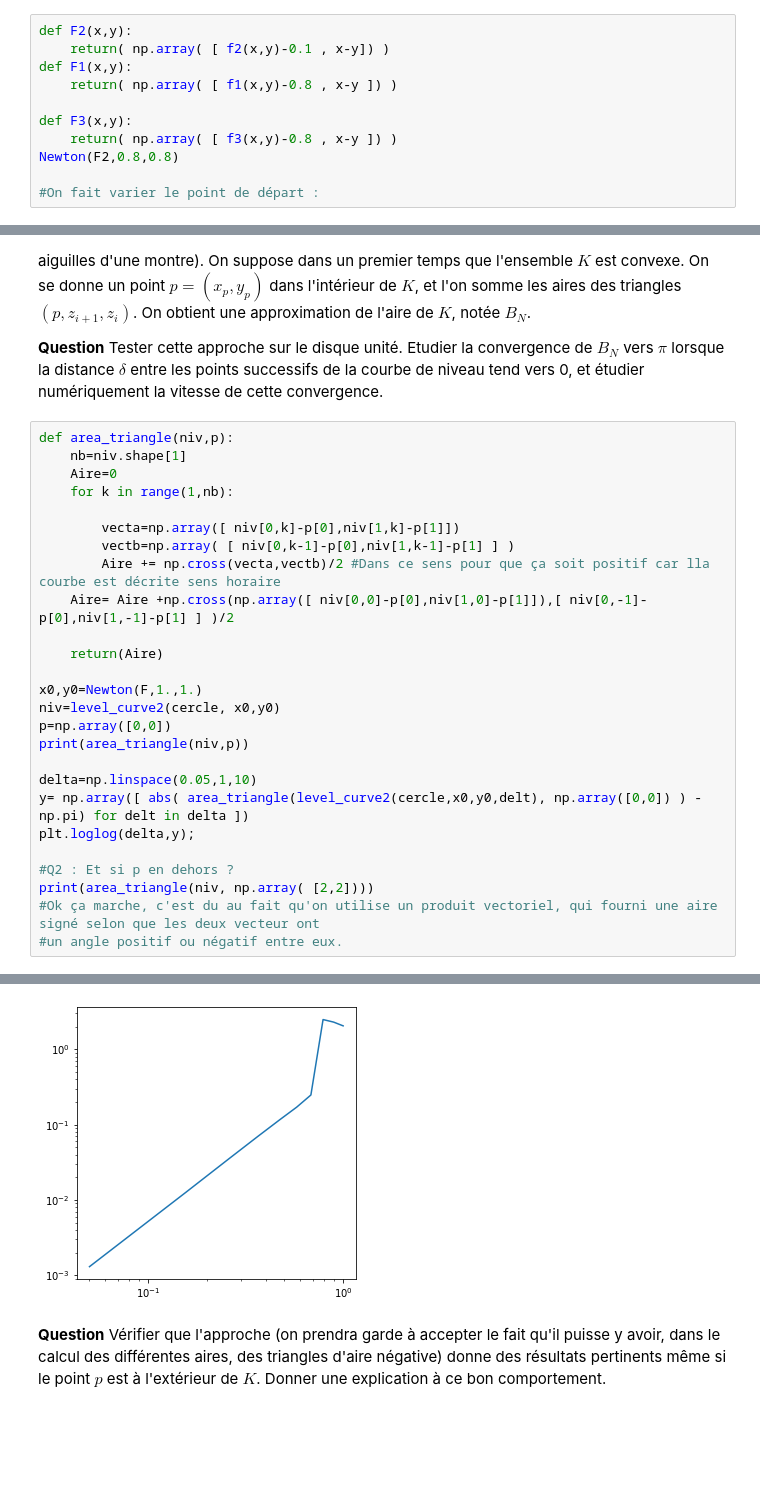
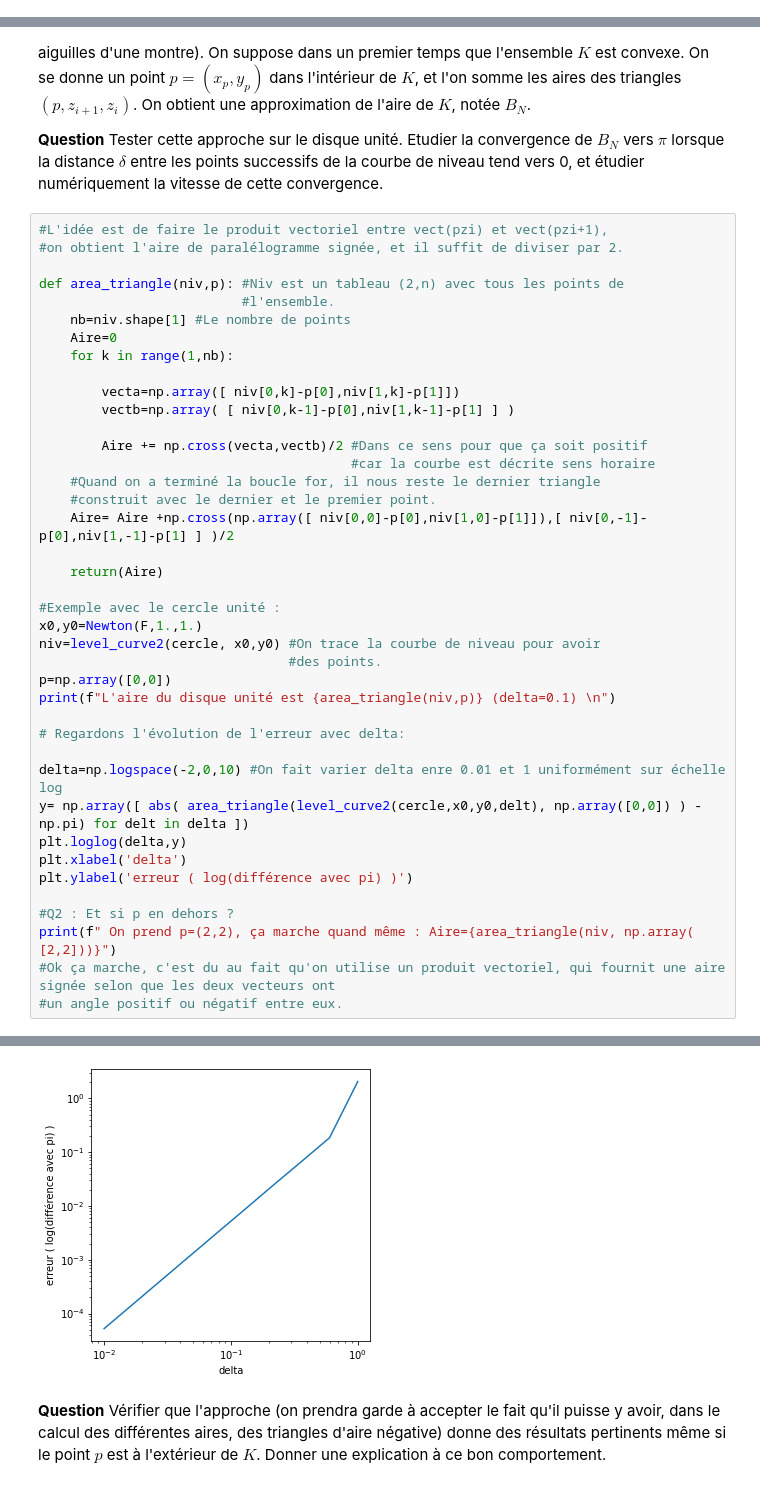
Before and after one commit to EliottBarbier/projet-maths, a Jupyter notebook: Projet numérique - Calcul différentiel.ipynb, the cells around one changed output, grey strips where cells are left out. Saved outputs shown, nothing was run; the diff lists cells and outputs as text; blank space fills up the shorter version.

```diff
--- a/Projet numérique - Calcul différentiel.ipynb
+++ b/Projet numérique - Calcul différentiel.ipynb
@@ -195,14 +197,3 @@ def Newton(F, x0, y0, eps=eps, N=N):
     raise ValueError(f"no convergence in {N} steps.")
 # %% [markdown]
 **Question** Tester votre implémentation de la fonction `Newton` ! On suggère par exemple de l'utiliser pour chercher un point $(x, y)$ de la ligne de niveau $0.8$ de $f_1$ (cf. Exemples de référence) qui vérifie en outre $x = y$ en utilisant le point $(0.8, 0.8)$. Puis de faire varier le point de référence, la contrainte supplémentaire, etc. et de représenter graphiquement les résultats.
-# %%
-def F2(x,y):
-    return( np.array( [ f2(x,y)-0.1 , x-y]) )
-def F1(x,y):
-    return( np.array( [ f1(x,y)-0.8 , x-y ]) )
-
-def F3(x,y):
-    return( np.array( [ f3(x,y)-0.8 , x-y ]) )
-Newton(F2,0.8,0.8)
-
-#On fait varier le point de départ :
@@ -451,29 +610,43 @@ On obtient une approximation de l'aire de $K$, notée $B_N$.
 
 **Question** Tester cette approche sur le disque unité. Etudier la convergence de $B_N$ vers $\pi$ lorsque la distance $\delta$ entre les points successifs de la courbe de niveau tend vers 0, et étudier numériquement la vitesse de cette convergence.
 # %%
-def area_triangle(niv,p):
-    nb=niv.shape[1]
+#L'idée est de faire le produit vectoriel entre vect(pzi) et vect(pzi+1),
+#on obtient l'aire de paralélogramme signée, et il suffit de diviser par 2.
+
+def area_triangle(niv,p): #Niv est un tableau (2,n) avec tous les points de
+                          #l'ensemble.
+    nb=niv.shape[1] #Le nombre de points
     Aire=0
     for k in range(1,nb):
 
         vecta=np.array([ niv[0,k]-p[0],niv[1,k]-p[1]])
         vectb=np.array( [ niv[0,k-1]-p[0],niv[1,k-1]-p[1] ] )
-        Aire += np.cross(vecta,vectb)/2 #Dans ce sens pour que ça soit positif car lla courbe est décrite sens horaire
+
+        Aire += np.cross(vecta,vectb)/2 #Dans ce sens pour que ça soit positif
+                                        #car la courbe est décrite sens horaire
+    #Quand on a terminé la boucle for, il nous reste le dernier triangle
+    #construit avec le dernier et le premier point.
     Aire= Aire +np.cross(np.array([ niv[0,0]-p[0],niv[1,0]-p[1]]),[ niv[0,-1]-p[0],niv[1,-1]-p[1] ] )/2
 
     return(Aire)
 
+#Exemple avec le cercle unité :
 x0,y0=Newton(F,1.,1.)
-niv=level_curve2(cercle, x0,y0)
+niv=level_curve2(cercle, x0,y0) #On trace la courbe de niveau pour avoir
+                                #des points.
 p=np.array([0,0])
-print(area_triangle(niv,p))
+print(f"L'aire du disque unité est {area_triangle(niv,p)} (delta=0.1) \n")
 
-delta=np.linspace(0.05,1,10)
+# Regardons l'évolution de l'erreur avec delta:
+
+delta=np.logspace(-2,0,10) #On fait varier delta enre 0.01 et 1 uniformément sur échelle log
 y= np.array([ abs( area_triangle(level_curve2(cercle,x0,y0,delt), np.array([0,0]) ) -np.pi) for delt in delta ])
-plt.loglog(delta,y);
+plt.loglog(delta,y)
+plt.xlabel('delta')
+plt.ylabel('erreur ( log(différence avec pi) )')
 
 #Q2 : Et si p en dehors ?
-print(area_triangle(niv, np.array( [2,2])))
-#Ok ça marche, c'est du au fait qu'on utilise un produit vectoriel, qui fourni une aire signé selon que les deux vecteur ont
+print(f" On prend p=(2,2), ça marche quand même : Aire={area_triangle(niv, np.array( [2,2]))}")
+#Ok ça marche, c'est du au fait qu'on utilise un produit vectoriel, qui fournit une aire signée selon que les deux vecteurs ont
 #un angle positif ou négatif entre eux.
 # %% [output]
@@ -482,3 +656,3 @@ print(area_triangle(niv, np.array( [2,2])))
-[figure, old version]
+[figure, new version]
 # %% [markdown]
 **Question** Vérifier que l'approche (on prendra garde à accepter le fait qu'il puisse y avoir, dans le calcul des différentes aires,  des triangles d'aire négative) donne des résultats pertinents même si le point $p$ est  à l'extérieur de $K$. Donner une explication à ce bon comportement.
```
Also changed, not shown: parts of 14 cells of this notebook.
